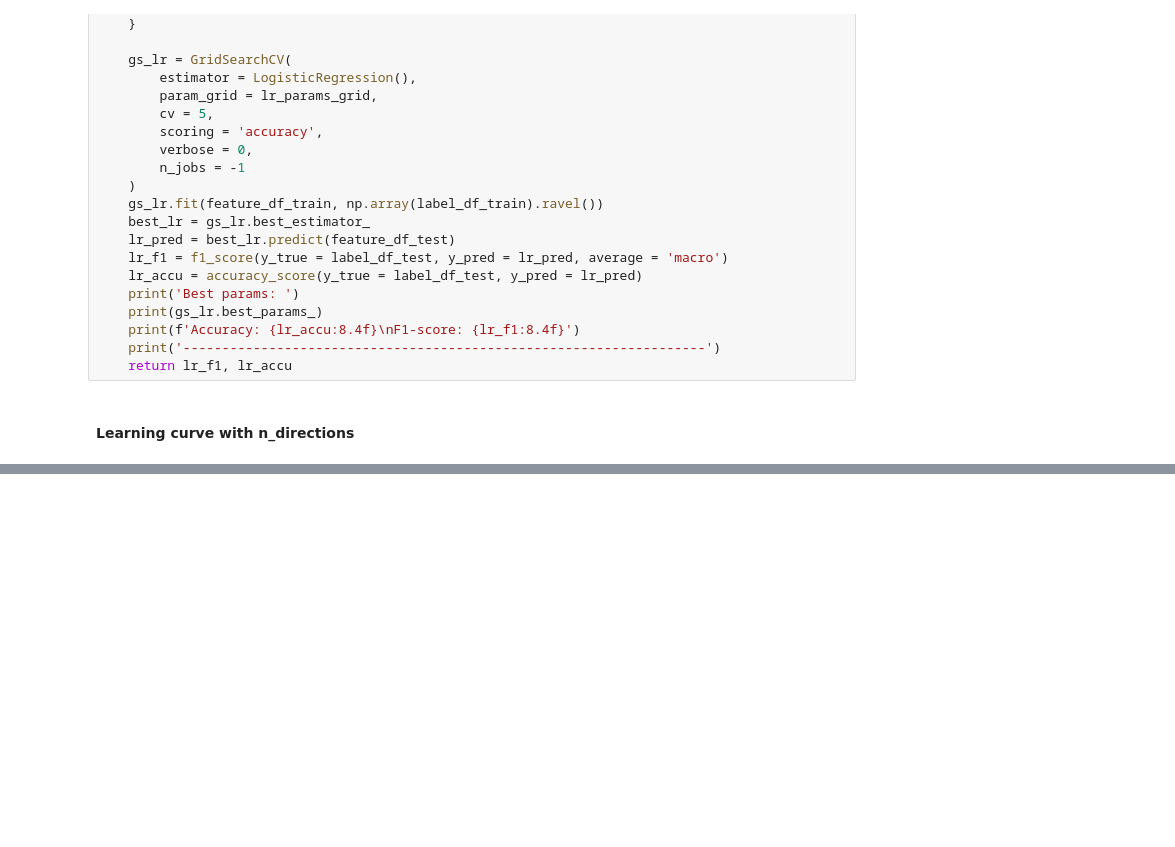
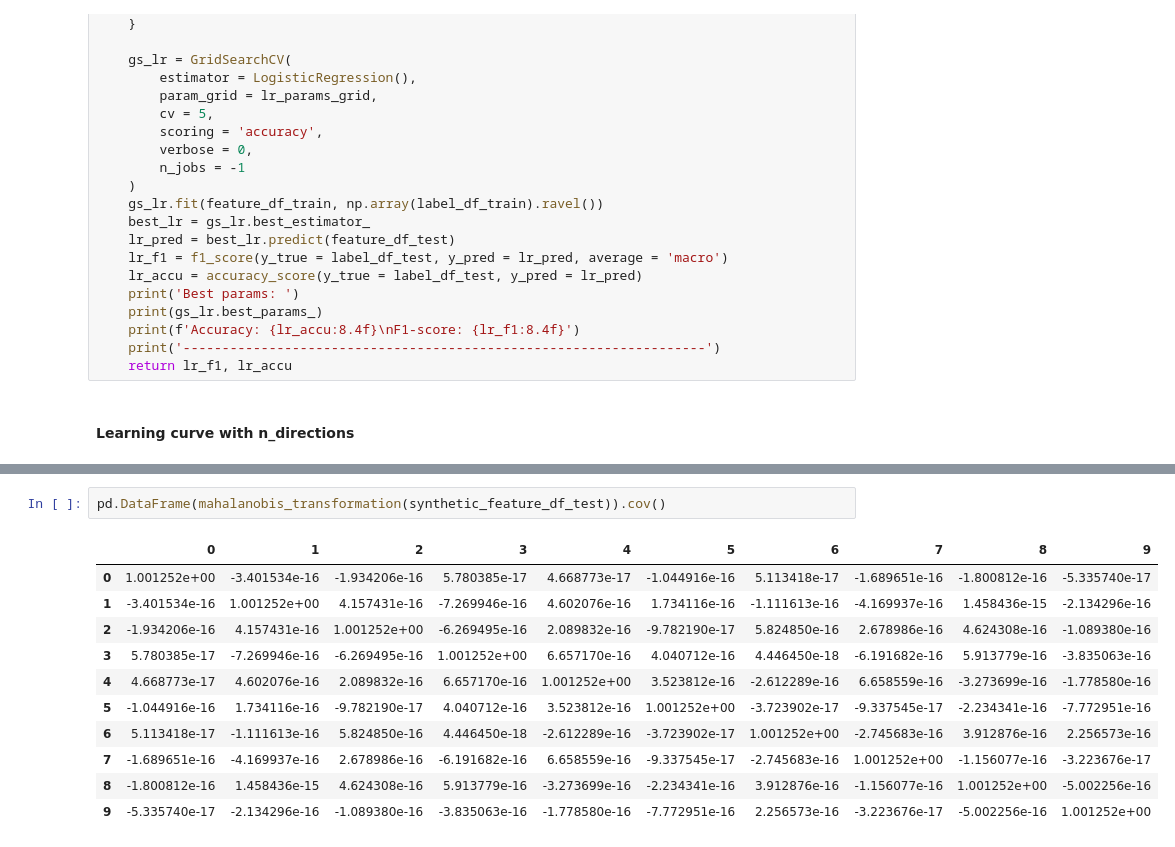
Before and after one commit to kl3259/GR5398_IoT, a Jupyter notebook: doc/sanity_check.ipynb, the cells around one changed output, grey strips where cells are left out. Drawn from its saved outputs; the diff is of its cells as text; blank space fills up the shorter version.

```diff
--- a/doc/sanity_check.ipynb
+++ b/doc/sanity_check.ipynb
@@ -622,0 +645,14 @@ pd.DataFrame(mahalanobis_transformation(synthetic_feature_df_train)).cov()
+# %%
+pd.DataFrame(mahalanobis_transformation(synthetic_feature_df_test)).cov()
+# %% [output]
+|  | 0 | 1 | 2 | 3 | 4 | 5 | 6 | 7 | 8 | 9 |
+| 0 | 1.001252e+00 | -3.401534e-16 | -1.934206e-16 | 5.780385e-17 | 4.668773e-17 | -1.044916e-16 | 5.113418e-17 | -1.689651e-16 | -1.800812e-16 | -5.335740e-17 |
+| 1 | -3.401534e-16 | 1.001252e+00 | 4.157431e-16 | -7.269946e-16 | 4.602076e-16 | 1.734116e-16 | -1.111613e-16 | -4.169937e-16 | 1.458436e-15 | -2.134296e-16 |
+| 2 | -1.934206e-16 | 4.157431e-16 | 1.001252e+00 | -6.269495e-16 | 2.089832e-16 | -9.782190e-17 | 5.824850e-16 | 2.678986e-16 | 4.624308e-16 | -1.089380e-16 |
+| 3 | 5.780385e-17 | -7.269946e-16 | -6.269495e-16 | 1.001252e+00 | 6.657170e-16 | 4.040712e-16 | 4.446450e-18 | -6.191682e-16 | 5.913779e-16 | -3.835063e-16 |
+| 4 | 4.668773e-17 | 4.602076e-16 | 2.089832e-16 | 6.657170e-16 | 1.001252e+00 | 3.523812e-16 | -2.612289e-16 | 6.658559e-16 | -3.273699e-16 | -1.778580e-16 |
+| 5 | -1.044916e-16 | 1.734116e-16 | -9.782190e-17 | 4.040712e-16 | 3.523812e-16 | 1.001252e+00 | -3.723902e-17 | -9.337545e-17 | -2.234341e-16 | -7.772951e-16 |
+| 6 | 5.113418e-17 | -1.111613e-16 | 5.824850e-16 | 4.446450e-18 | -2.612289e-16 | -3.723902e-17 | 1.001252e+00 | -2.745683e-16 | 3.912876e-16 | 2.256573e-16 |
+| 7 | -1.689651e-16 | -4.169937e-16 | 2.678986e-16 | -6.191682e-16 | 6.658559e-16 | -9.337545e-17 | -2.745683e-16 | 1.001252e+00 | -1.156077e-16 | -3.223676e-17 |
+| 8 | -1.800812e-16 | 1.458436e-15 | 4.624308e-16 | 5.913779e-16 | -3.273699e-16 | -2.234341e-16 | 3.912876e-16 | -1.156077e-16 | 1.001252e+00 | -5.002256e-16 |
+| 9 | -5.335740e-17 | -2.134296e-16 | -1.089380e-16 | -3.835063e-16 | -1.778580e-16 | -7.772951e-16 | 2.256573e-16 | -3.223676e-17 | -5.002256e-16 | 1.001252e+00 |
```
Also changed, not shown: parts of 8 cells of this notebook, 2 other files.
